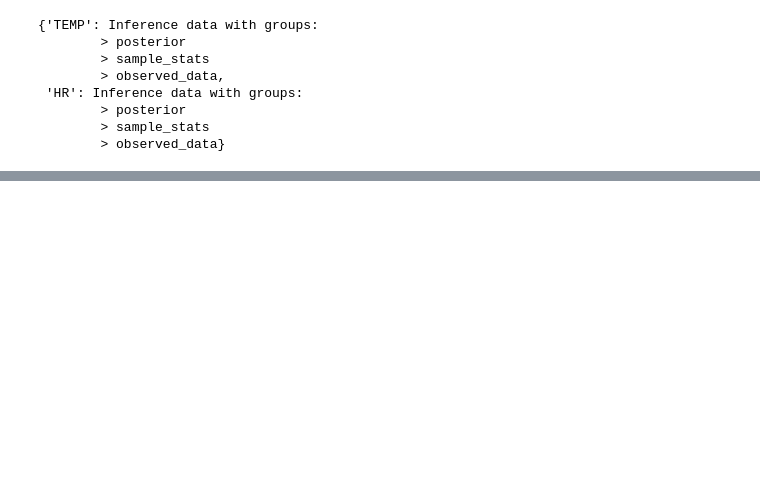
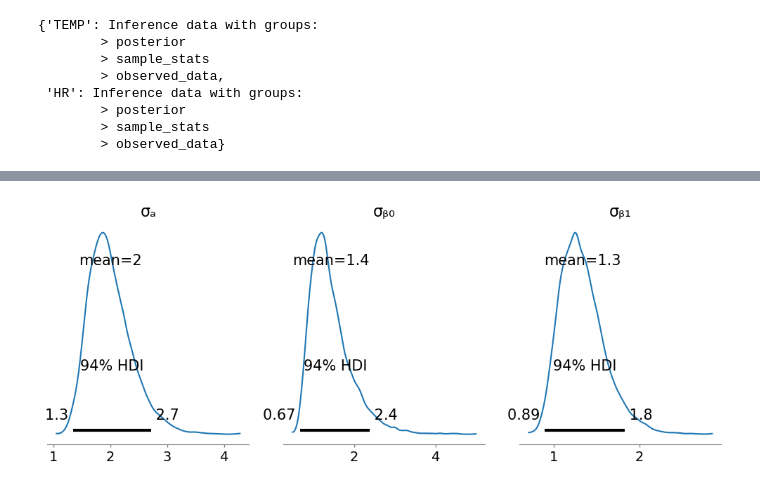
Before and after one commit to JakubGorgon/praca_lic, a Jupyter notebook: src/analysis_of_posterior.ipynb, the cells around one changed output, grey strips where cells are left out. Drawn from its saved outputs; the diff is of its cells as text; code cells hidden in the pictures; blank space fills up the shorter version.

```diff
--- a/src/analysis_of_posterior.ipynb
+++ b/src/analysis_of_posterior.ipynb
@@ -223,0 +239,4 @@ az.plot_forest(idatas["TEMP"], var_names=["μₐ", "μᵦ₀", "μᵦ₁", "α",
+# %%
+az.plot_posterior(idatas["TEMP"], var_names=["σₐ", "σᵦ₀", "σᵦ₁"], figsize=(10, 4)); plt.tight_layout()
+# %% [output]
+[figure, added]
```
Also changed, not shown: parts of 29 cells of this notebook, 16 other files.
